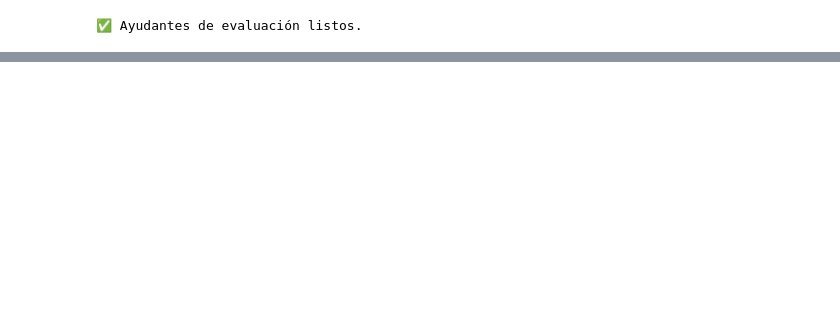
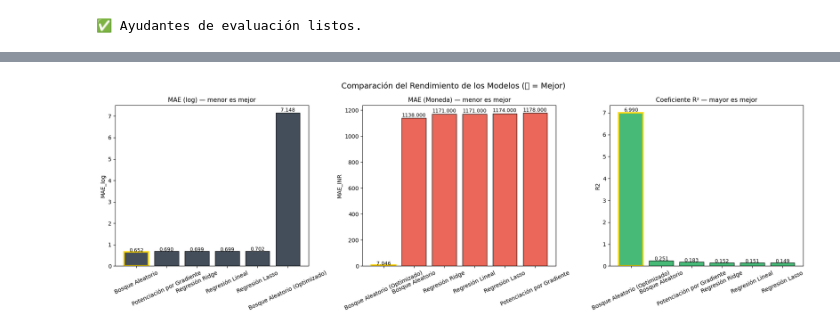
Before and after one commit to Karla-Yulenni/9AIEVND-ADND-Practicas-230284, a Jupyter notebook: Practica04/Practica04_230284.ipynb, the cells around one changed output, grey strips where cells are left out. Cells and saved outputs as stored; diff of their text form; code cells hidden in the pictures; blank space fills up the shorter version.

```diff
--- a/Practica04/Practica04_230284.ipynb
+++ b/Practica04/Practica04_230284.ipynb
@@ -972,0 +1305,35 @@ print('✅ Ayudantes de evaluación listos.')
+# %%
+# Comparación visual
+fig, axes = plt.subplots(1, 3, figsize=(18, 6))
+
+# Configuración de métricas con descripciones y títulos en español
+metrics = [
+    ('MAE_log', 'MAE (log) — menor es mejor', '#232F3E', True),
+    ('MAE_INR', 'MAE (Moneda) — menor es mejor', '#e74c3c', True),
+    ('R2', 'Coeficiente R² — mayor es mejor', '#27ae60', False)
+]
+
+for ax, (m, title, color, asc) in zip(axes, metrics):
+    sdf = results_df.sort_values(m, ascending=asc)
+    bars = ax.bar(sdf.index, sdf[m], color=color, edgecolor='black', alpha=0.85)
+
+    # Resaltar la barra ganadora con un borde dorado
+    bars[0].set_edgecolor('gold')
+    bars[0].set_linewidth(3)
+
+    ax.set_title(title, fontsize=11)
+    ax.set_ylabel(m)
+    ax.tick_params(axis='x', rotation=25)
+
+    for bar, val in zip(bars, sdf[m]):
+        # Ajuste dinámico del texto de anotación según la escala de la barra
+        offset = 1.01 if val >= 0 else 0.95
+        ax.text(bar.get_x() + bar.get_width() / 2, bar.get_height() * offset,
+                f'{val:.3f}', ha='center', fontsize=9)
+
+# Título global del gráfico
+plt.suptitle('Comparación del Rendimiento de los Modelos (🥇 = Mejor)', fontsize=14)
+plt.tight_layout()
+plt.show()
+# %% [output]
+[figure, added]
```
Also changed, not shown: parts of 30 cells of this notebook, 1 other file.
